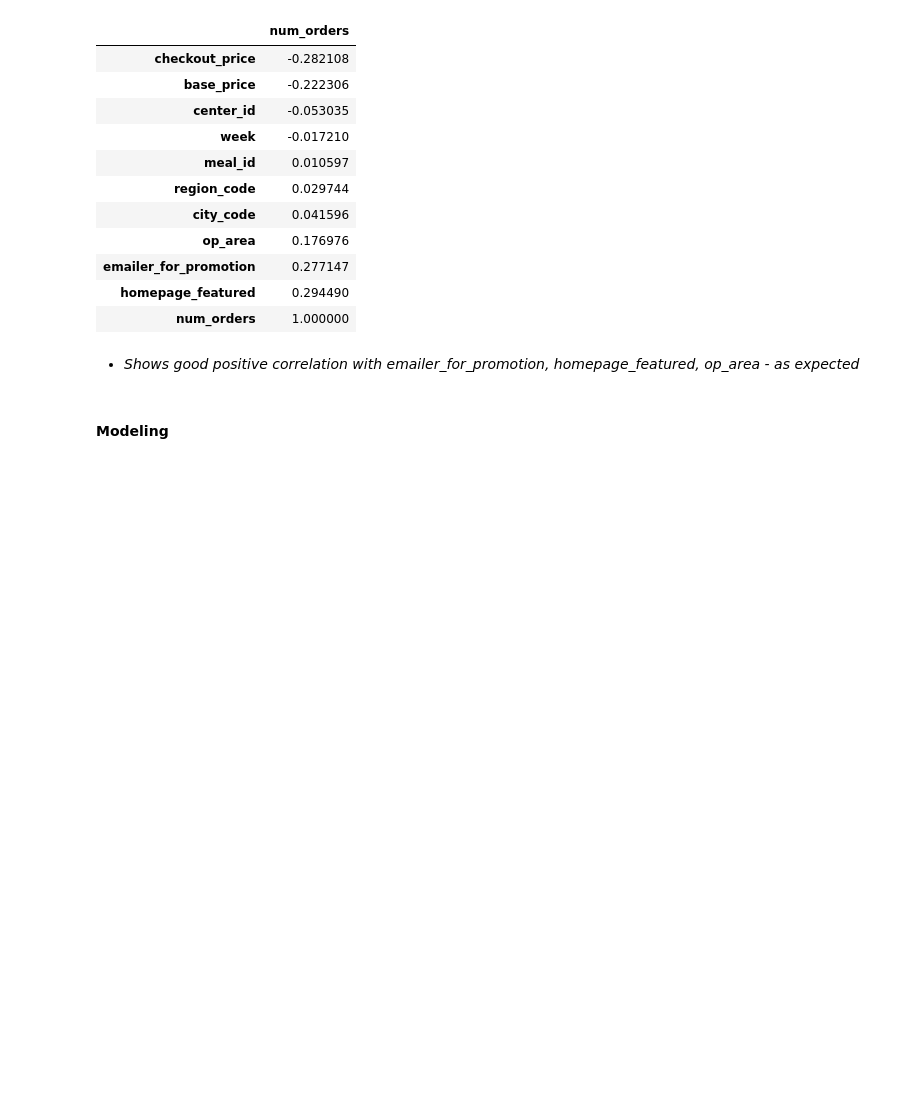
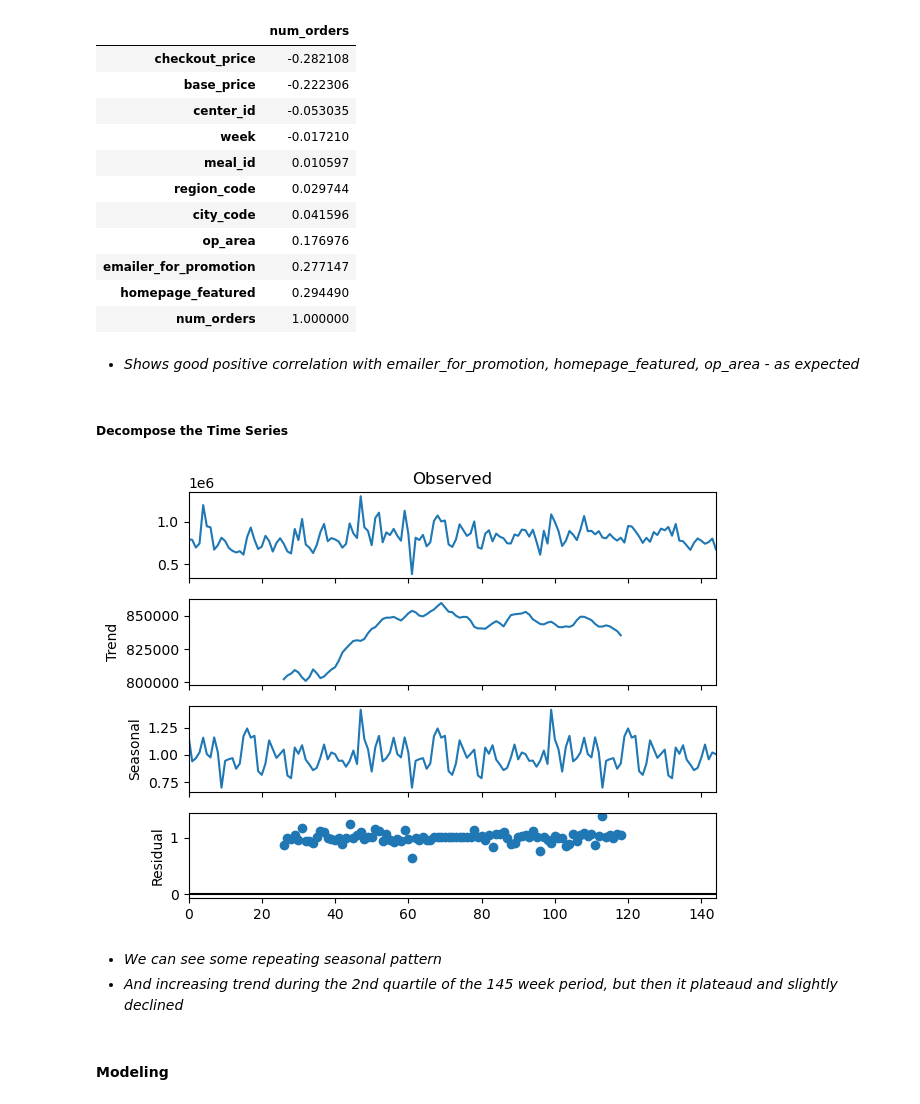
Before and after one commit to ndhomse/food-demand-forecasting, a Jupyter notebook: notebook/Food-Demand-Forecasting.ipynb, the cells around one changed output. Cells and saved outputs as stored; diff of their text form; code cells hidden in the pictures; blank space fills up the shorter version.

```diff
--- a/notebook/Food-Demand-Forecasting.ipynb
+++ b/notebook/Food-Demand-Forecasting.ipynb
@@ -444,6 +506,22 @@ corr[['num_orders']].sort_values('num_orders')
 | num_orders | 1.000000 |
 # %% [markdown]
 * *Shows good positive correlation with emailer_for_promotion, homepage_featured, op_area - as expected*
+# %% [markdown]
+##### Decompose the Time Series
+# %%
+ts=train_df.groupby("Date")["num_orders"].sum()
+# %%
+# Visualize Residuals, Seasonal, Trend, and level
+from statsmodels.tsa.seasonal import seasonal_decompose
+
+res = seasonal_decompose(ts.values, period=52, model="multiplicative")
+res.plot()
+plt.show()
+# %% [output]
+[figure, added]
+# %% [markdown]
+* *We can see some repeating seasonal pattern*
+* *And increasing trend during the 2nd quartile of the 145 week period, but then it plateaud and slightly declined*
 # %% [markdown]
 #### Modeling
 # %% [markdown]
```
Also changed, not shown: parts of 10 cells of this notebook.
